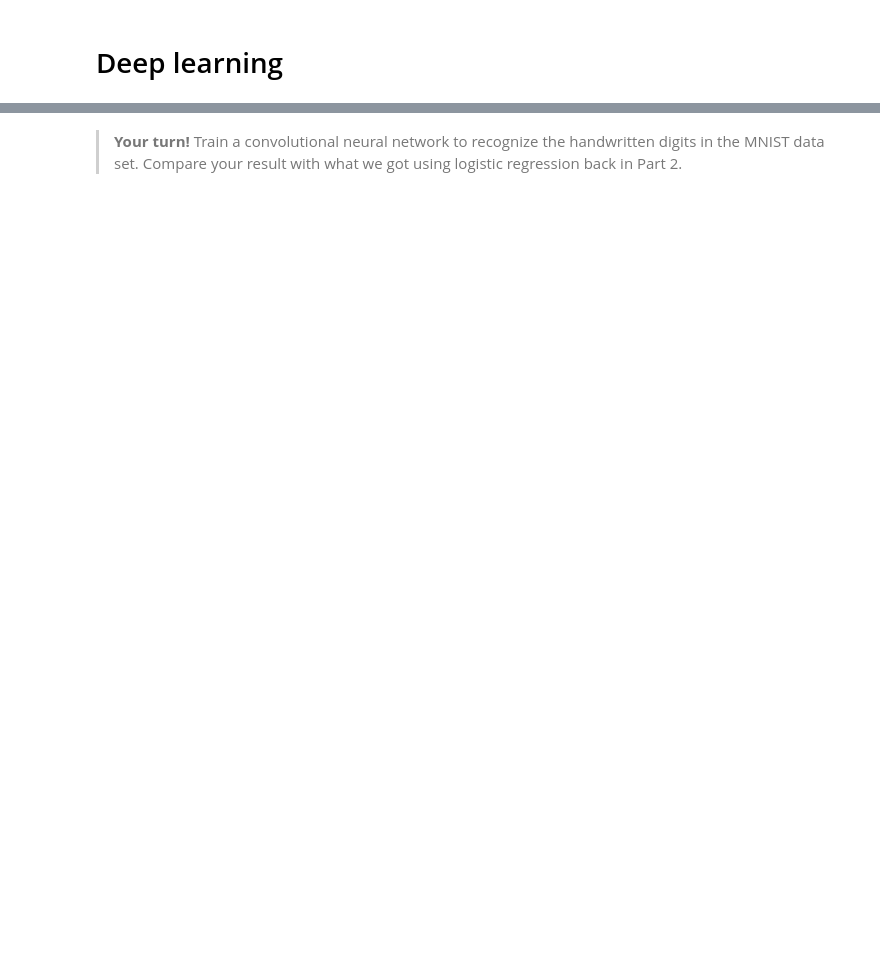
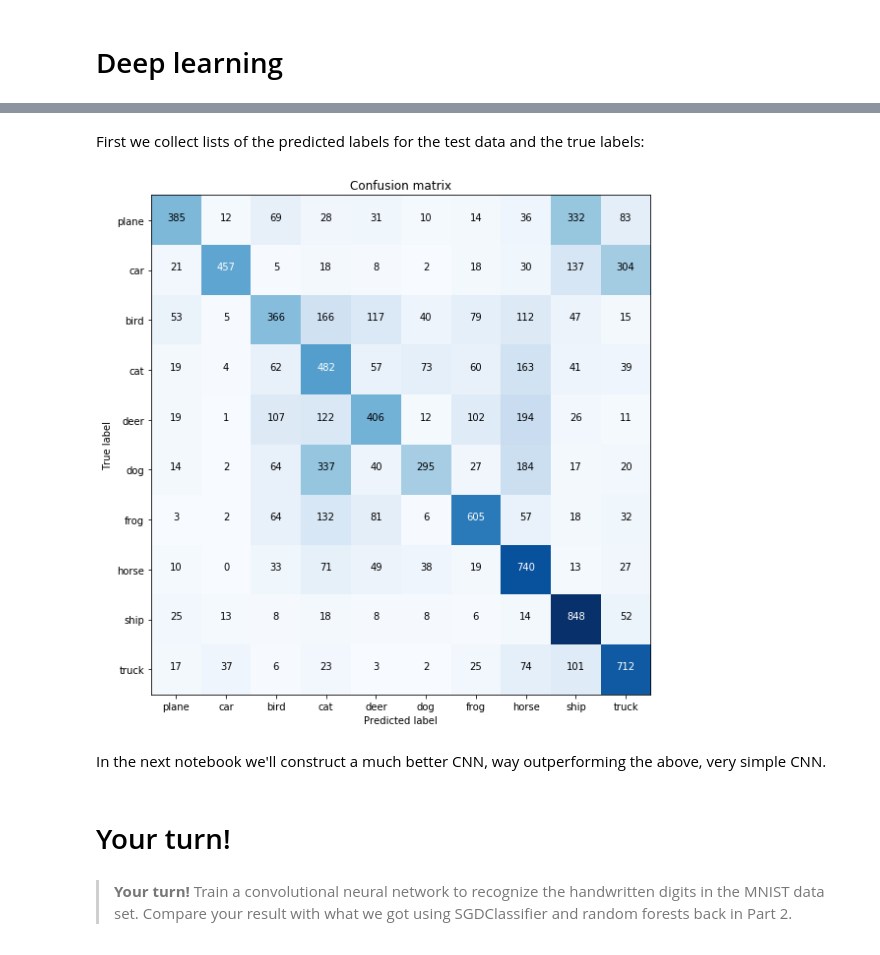
Before and after one commit to xyXiangYu/DAT158ML, a Jupyter notebook: Part5-neural_networks/DAT158-Part5-1-Neural_networks.ipynb, the cells around one changed output, grey strips where cells are left out. Cells and saved outputs as stored; diff of their text form; code cells hidden in the pictures; blank space fills up the shorter version.

```diff
--- a/Part5-neural_networks/DAT158-Part5-1-Neural_networks.ipynb
+++ b/Part5-neural_networks/DAT158-Part5-1-Neural_networks.ipynb
@@ -375,0 +469,23 @@ However, our above neural network is not particularly powerful. We can do much,
+# %%
+for epoch in range(num_epochs):
+
+    running_loss = 0.0
+    for i, data in enumerate(trainloader, 0):
+        inputs, labels = data
+        optimizer.zero_grad()
+
+        # forward + backward + optimize
+        outputs = cnn(inputs)
+        loss = criterion(outputs, labels)
+        loss.backward()
+        optimizer.step()
+
+        running_loss += loss.data
+        if i % 1000 == 999:    # print every 1000nd batch
+            print('[%d, %5d] loss: %.3f' %
+                  (epoch + 1, i + 1, running_loss / 1000))
+            running_loss = 0.0
+
+print('Training complete')
+
+_ = check_accuracy(cnn)
@@ -375,0 +521,17 @@ However, our above neural network is not particularly powerful. We can do much,
+# %% [markdown]
+First we collect lists of the predicted labels for the test data and the true labels:
+# %%
+y_pred = []
+y_true = []
+
+with torch.no_grad():
+    for data in testloader:
+        images, labels = data
+        outputs = cnn(images)
+        _, predicted = torch.max(outputs.data, 1)
+        y_pred.append(list(predicted.numpy()))
+        y_true.append(list(labels.numpy()))
+# %%
+# Flatten the lists (they are lists of sublists of length batch size)
+y_pred = [i for sublist in y_pred for i in sublist]
+y_true = [i for sublist in y_true for i in sublist]
@@ -376,2 +541,13 @@ However, our above neural network is not particularly powerful. We can do much,
+# %%
+cm = confusion_matrix(y_true, y_pred)
+# %%
+fig, ax = plt.subplots(figsize=(16,8))
+_ = plot_confusion_matrix(cm, classes=classes, ax=ax)
+# %% [output]
+[figure, added]
+# %% [markdown]
+In the next notebook we'll construct a much better CNN, way outperforming the above, very simple CNN.
+# %% [markdown]
+# Your turn!
 # %% [markdown]
-> **Your turn!** Train a convolutional neural network to recognize the handwritten digits in the MNIST data set. Compare your result with what we got using logistic regression back in Part 2.
+> **Your turn!** Train a convolutional neural network to recognize the handwritten digits in the MNIST data set. Compare your result with what we got using SGDClassifier and random forests back in Part 2.
```
Also changed, not shown: parts of 42 cells of this notebook, 3 other files.
